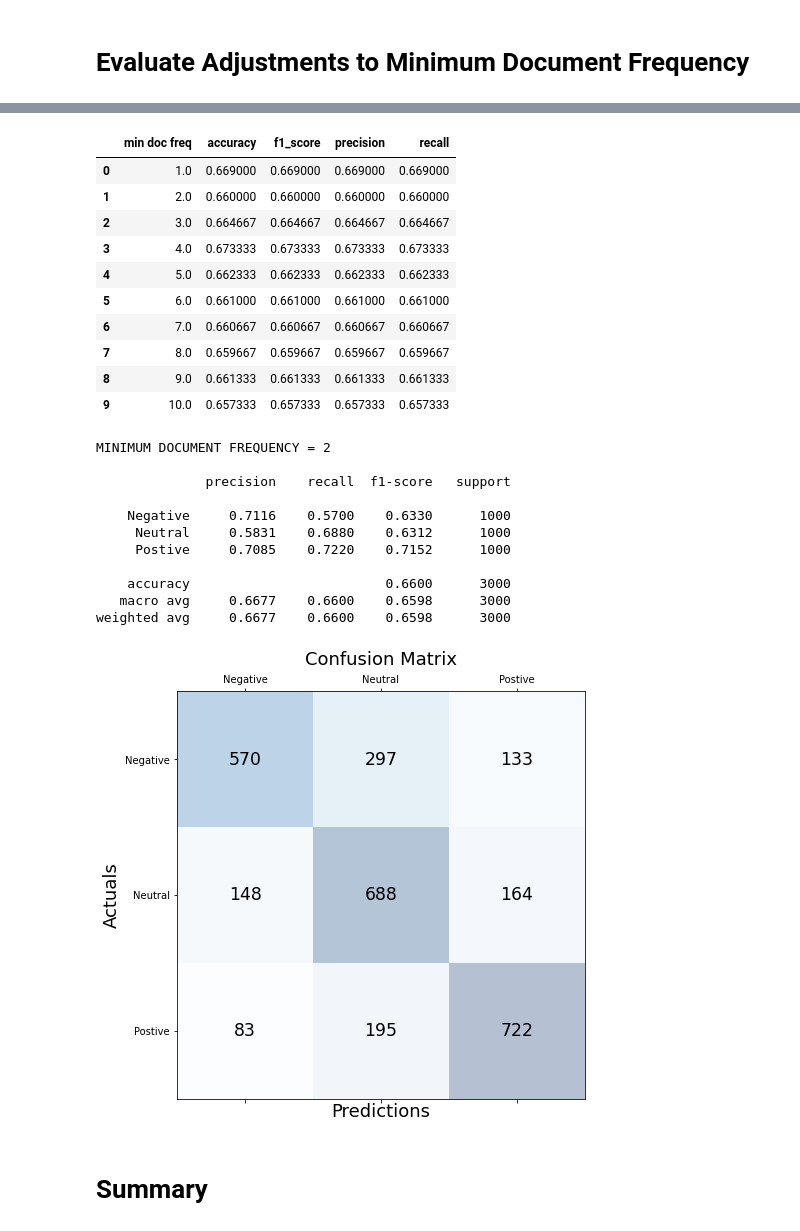
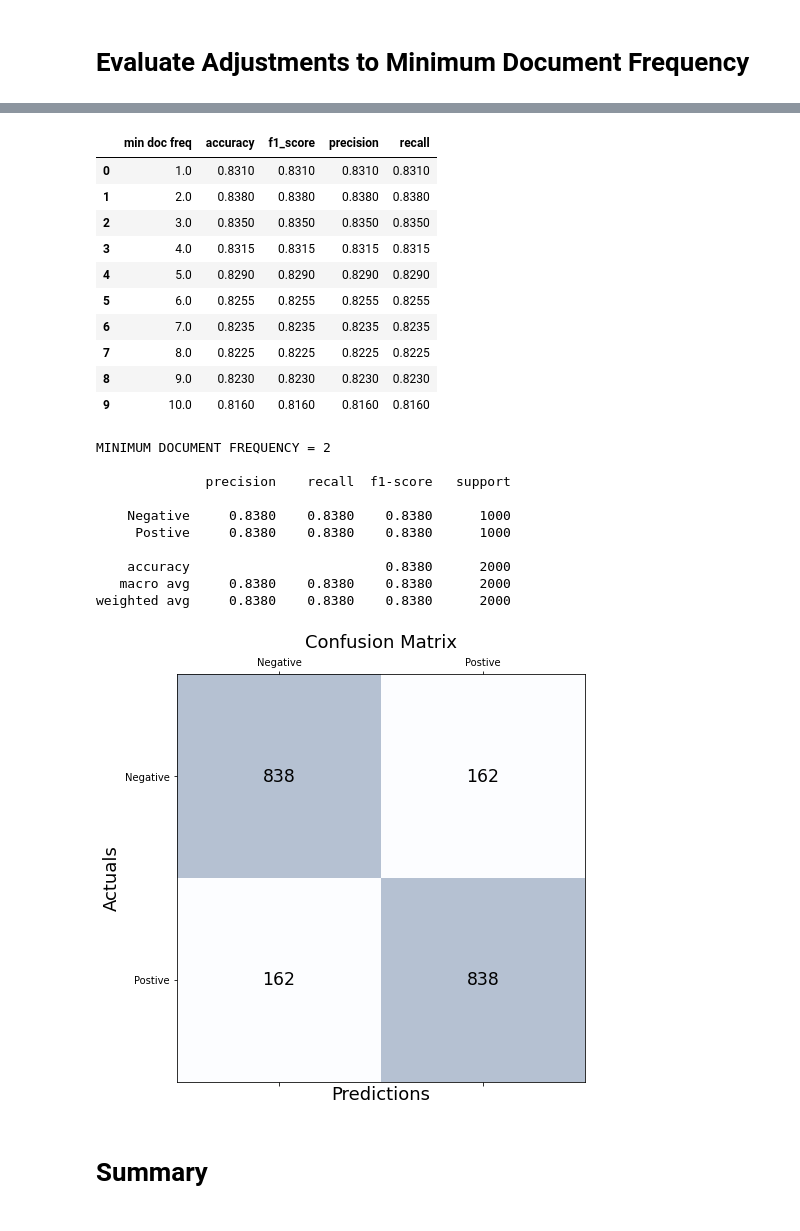
Before and after one commit to ShesterG/Twitter-Sentiment-Analysis, a Jupyter notebook: notebooks/rf_model.ipynb, the cells around one changed output, grey strips where cells are left out. Saved outputs shown, nothing was run; the diff lists cells and outputs as text; code cells hidden in the pictures.

```diff
--- a/notebooks/rf_model.ipynb
+++ b/notebooks/rf_model.ipynb
@@ -79,7 +79,7 @@ df.head()
 | 3 | 17 | @Kwame34580189 @bukolasaraki @NAk... | Nigeria | whatev thought you had someth there | Nana | NaN | NaN | 0 | NaN | ... |
 | 4 | 18 | @NAkufoAddo Remember that the goo... | NaN | rememb that the good peopl have s... | Nana | 1.0 | 1.0 | 0 | NaN | ... |
 # %%
-#df = df[df.Sentiment != 0]
+df = df[df.Sentiment != 0]
 # %%
 df.tokens = df.tokens.map(ast.literal_eval)
 # %%
@@ -234,7 +231,7 @@ def train_and_eval_model(min_df, ngram_range):
 
     conf_matrix = confusion_matrix(y_true=y_enc, y_pred=y_pred)
 
-    classi_report = classification_report(y_true=y_enc, y_pred=y_pred, digits=4, target_names=['Negative','Neutral','Postive'])
+    classi_report = classification_report(y_true=y_enc, y_pred=y_pred, digits=4, target_names=['Negative','Postive'])
     print(classi_report)
 
     """
@@ -310,47 +307,46 @@ metrics_summary_df = pd.DataFrame(metrics_summary,
 metrics_summary_df
 # %% [output]
 |  | min doc freq | accuracy | f1_score | precision | recall |
-| 0 | 1.0 | 0.669000 | 0.669000 | 0.669000 | 0.669000 |
-| 1 | 2.0 | 0.660000 | 0.660000 | 0.660000 | 0.660000 |
-| 2 | 3.0 | 0.664667 | 0.664667 | 0.664667 | 0.664667 |
-| 3 | 4.0 | 0.673333 | 0.673333 | 0.673333 | 0.673333 |
-| 4 | 5.0 | 0.662333 | 0.662333 | 0.662333 | 0.662333 |
-| 5 | 6.0 | 0.661000 | 0.661000 | 0.661000 | 0.661000 |
-| 6 | 7.0 | 0.660667 | 0.660667 | 0.660667 | 0.660667 |
-| 7 | 8.0 | 0.659667 | 0.659667 | 0.659667 | 0.659667 |
-| 8 | 9.0 | 0.661333 | 0.661333 | 0.661333 | 0.661333 |
-| 9 | 10.0 | 0.657333 | 0.657333 | 0.657333 | 0.657333 |
+| 0 | 1.0 | 0.8310 | 0.8310 | 0.8310 | 0.8310 |
+| 1 | 2.0 | 0.8380 | 0.8380 | 0.8380 | 0.8380 |
+| 2 | 3.0 | 0.8350 | 0.8350 | 0.8350 | 0.8350 |
+| 3 | 4.0 | 0.8315 | 0.8315 | 0.8315 | 0.8315 |
+| 4 | 5.0 | 0.8290 | 0.8290 | 0.8290 | 0.8290 |
+| 5 | 6.0 | 0.8255 | 0.8255 | 0.8255 | 0.8255 |
+| 6 | 7.0 | 0.8235 | 0.8235 | 0.8235 | 0.8235 |
+| 7 | 8.0 | 0.8225 | 0.8225 | 0.8225 | 0.8225 |
+| 8 | 9.0 | 0.8230 | 0.8230 | 0.8230 | 0.8230 |
+| 9 | 10.0 | 0.8160 | 0.8160 | 0.8160 | 0.8160 |
 # %%
 #metrics = train_and_eval_model(min_df=7, ngram_range=(1,2))
 
 test_results, conf_matrix, y_pred = train_and_eval_model(min_df=2, ngram_range=(1,2))
-labels = ['Negative','Neutral', 'Postive']
+labels = ['Negative', 'Postive']
 
 fig, ax = plt.subplots(figsize=(7.5, 7.5))
 ax.matshow(conf_matrix, cmap=plt.cm.Blues, alpha=0.3)
 for i in range(conf_matrix.shape[0]):
     for j in range(conf_matrix.shape[1]):
         ax.text(x=j, y=i,s=conf_matrix[i, j], va='center', ha='center', size='xx-large')
 
 plt.xlabel('Predictions', fontsize=18)
 plt.ylabel('Actuals', fontsize=18)
 ax.set_xticklabels([''] + labels)
 ax.set_yticklabels([''] + labels)
 plt.title('Confusion Matrix', fontsize=18)
 plt.show()
 # %% [output]
 MINIMUM DOCUMENT FREQUENCY = 2
 
               precision    recall  f1-score   support
 
-    Negative     0.7116    0.5700    0.6330      1000
-     Neutral     0.5831    0.6880    0.6312      1000
-     Postive     0.7085    0.7220    0.7152      1000
+    Negative     0.8380    0.8380    0.8380      1000
+     Postive     0.8380    0.8380    0.8380      1000
 
-    accuracy                         0.6600      3000
-   macro avg     0.6677    0.6600    0.6598      3000
-weighted avg     0.6677    0.6600    0.6598      3000
+    accuracy                         0.8380      2000
+   macro avg     0.8380    0.8380    0.8380      2000
+weighted avg     0.8380    0.8380    0.8380      2000
-[figure, old version]
+[figure, new version]
 # %% [markdown]
 # Summary
 # %% [markdown]
```
Also changed, not shown: parts of 5 cells of this notebook.
